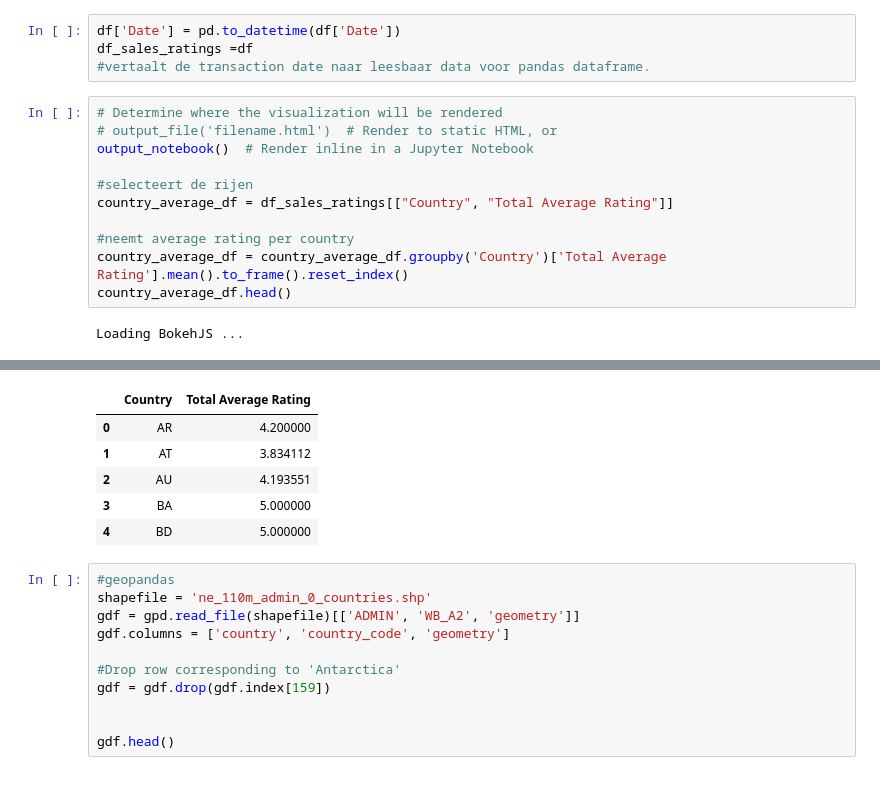
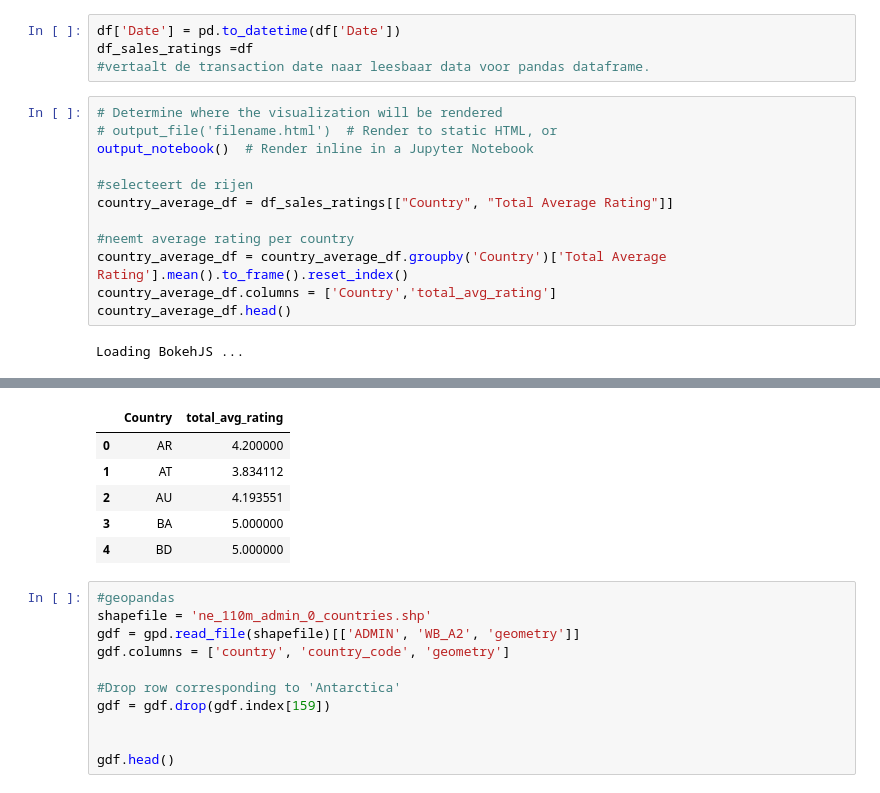
Before and after one commit to kasbekker/ds23-assignment1, a Jupyter notebook: edit_data_sales_country_sales_ratings.ipynb, the cells around one changed output, grey strips where cells are left out. Drawn from its saved outputs; the diff is of its cells as text.

```diff
--- a/edit_data_sales_country_sales_ratings.ipynb
+++ b/edit_data_sales_country_sales_ratings.ipynb
@@ -91,18 +91,19 @@ df_sales_ratings =df
 # %%
 # Determine where the visualization will be rendered
 # output_file('filename.html')  # Render to static HTML, or
 output_notebook()  # Render inline in a Jupyter Notebook
 
 #selecteert de rijen
 country_average_df = df_sales_ratings[["Country", "Total Average Rating"]]
 
 #neemt average rating per country
 country_average_df = country_average_df.groupby('Country')['Total Average Rating'].mean().to_frame().reset_index()
+country_average_df.columns = ['Country','total_avg_rating']
 country_average_df.head()
 # %% [output]
 Loading BokehJS ...
 [interactive output not drawn]
-|  | Country | Total Average Rating |
+|  | Country | total_avg_rating |
 | 0 | AR | 4.200000 |
 | 1 | AT | 3.834112 |
 | 2 | AU | 4.193551 |
```
Also changed, not shown: parts of 3 cells of this notebook, 1 other file.
